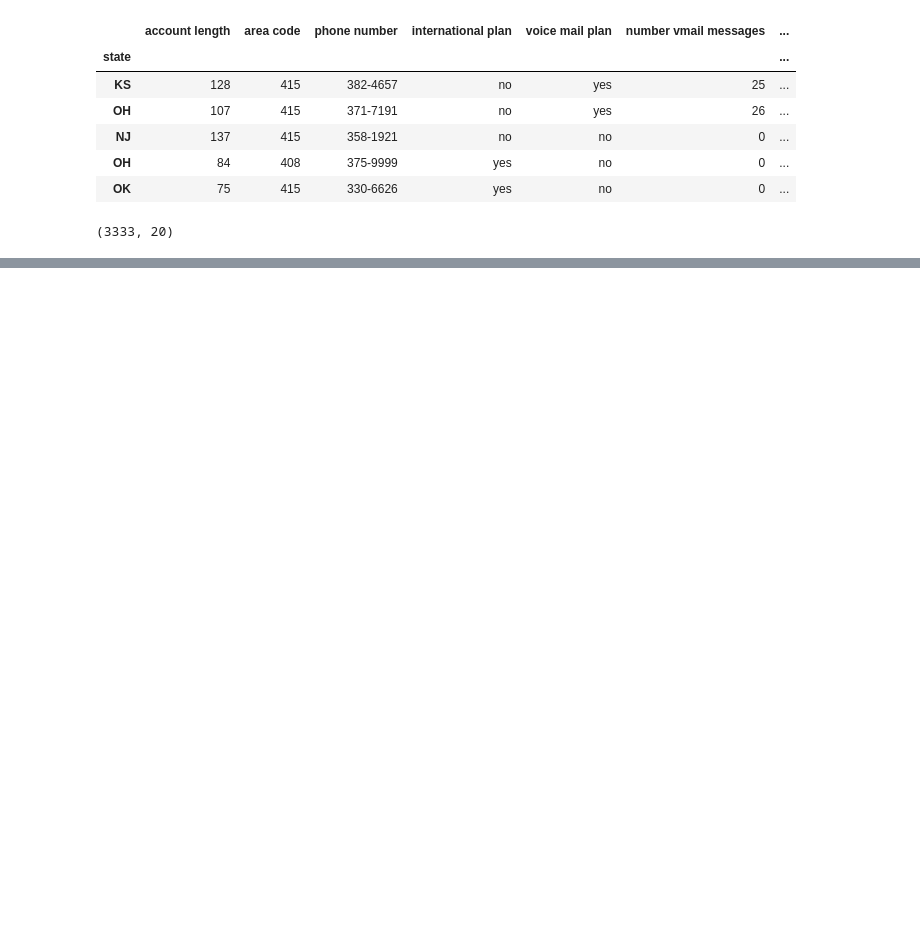
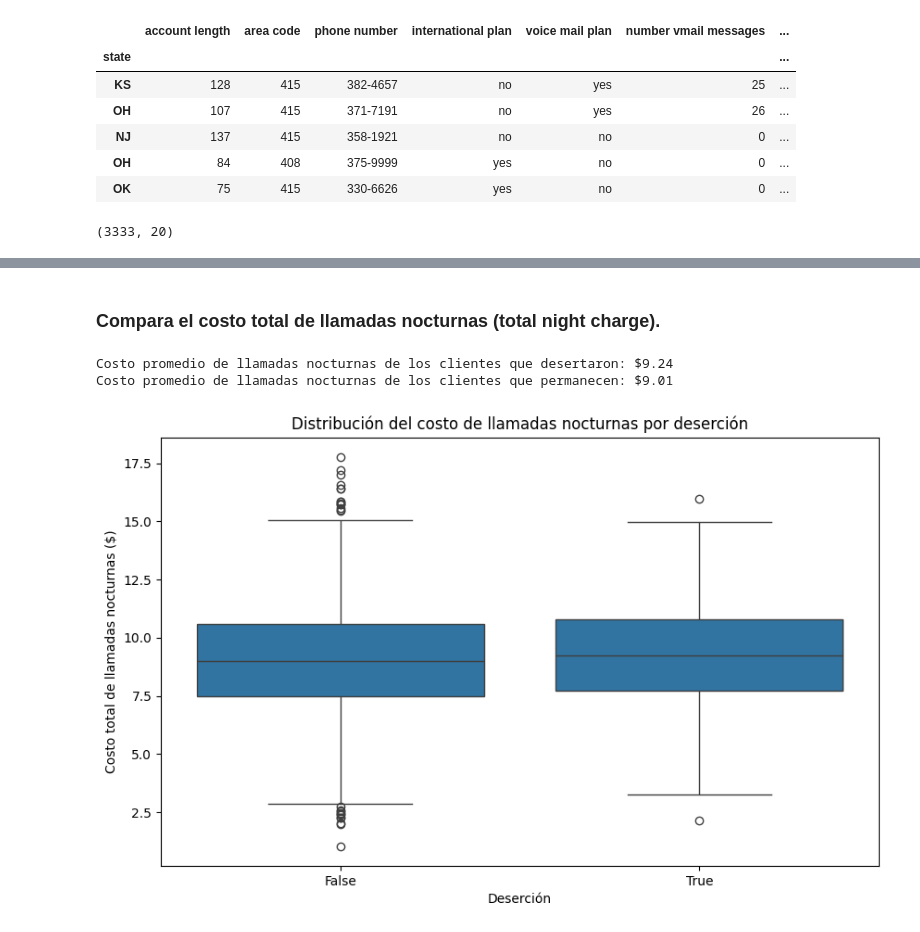
Before and after one commit to renemorenow/MachineLearning2, a Jupyter notebook: Prog_Basica_Python/Guia_2.ipynb, the cells around one changed output, grey strips where cells are left out. Saved outputs shown, nothing was run; the diff lists cells and outputs as text; code cells hidden in the pictures; blank space fills up the shorter version.

```diff
--- a/Prog_Basica_Python/Guia_2.ipynb
+++ b/Prog_Basica_Python/Guia_2.ipynb
@@ -288,0 +398,24 @@ Compara el costo total de llamadas nocturnas (total night charge).
+# %% [markdown]
+### Compara el costo total de llamadas nocturnas (total night charge).
+# %%
+# Solución propuesta
+
+# Calcular la media del costo total de las llamadas nocturnas para ambos grupos
+promedio_costo_nocturno_desertaron = UsuariosDesertores['total night charge'].mean()
+promedio_costo_nocturno_permanecen = UsuariosActivos['total night charge'].mean()
+
+# Mostrar los resultados
+print(f'Costo promedio de llamadas nocturnas de los clientes que desertaron: ${promedio_costo_nocturno_desertaron:.2f}')
+print(f'Costo promedio de llamadas nocturnas de los clientes que permanecen: ${promedio_costo_nocturno_permanecen:.2f}')
+
+# Visualización para comparar la distribución de los costos entre ambos grupos
+plt.figure(figsize=(10, 6))
+sns.boxplot(x='churn', y='total night charge', data=df)
+plt.title('Distribución del costo de llamadas nocturnas por deserción')
+plt.xlabel('Deserción')
+plt.ylabel('Costo total de llamadas nocturnas ($)')
+plt.show()
+# %% [output]
+Costo promedio de llamadas nocturnas de los clientes que desertaron: $9.24
+Costo promedio de llamadas nocturnas de los clientes que permanecen: $9.01
+[figure, added]
```
Also changed, not shown: parts of 53 cells of this notebook.
